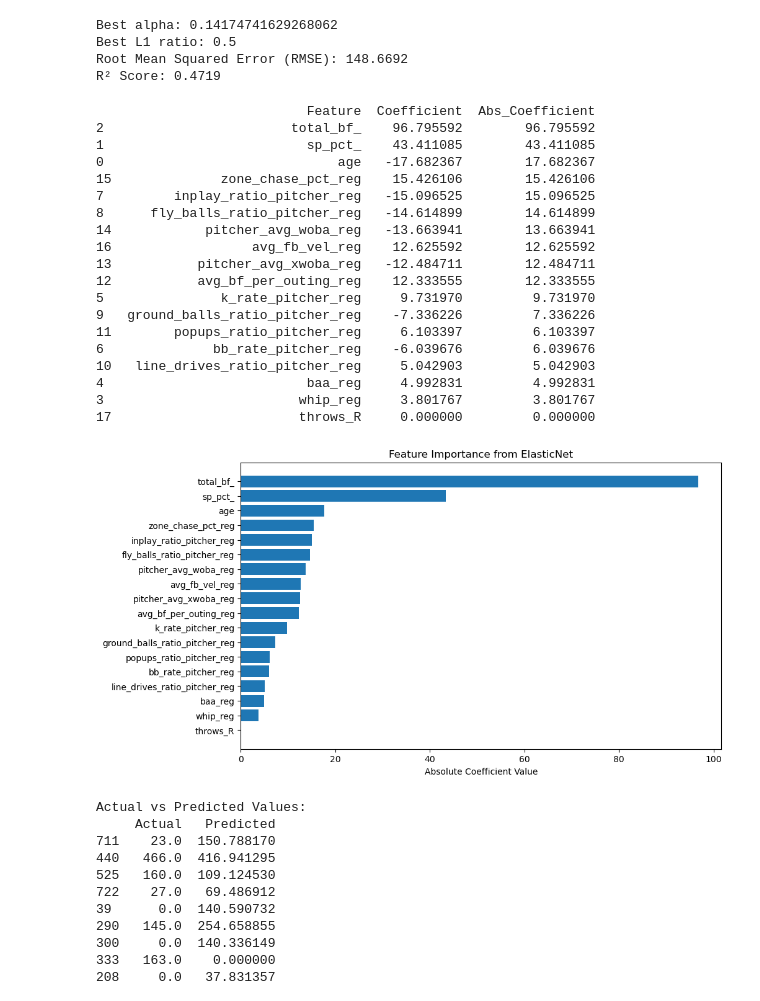
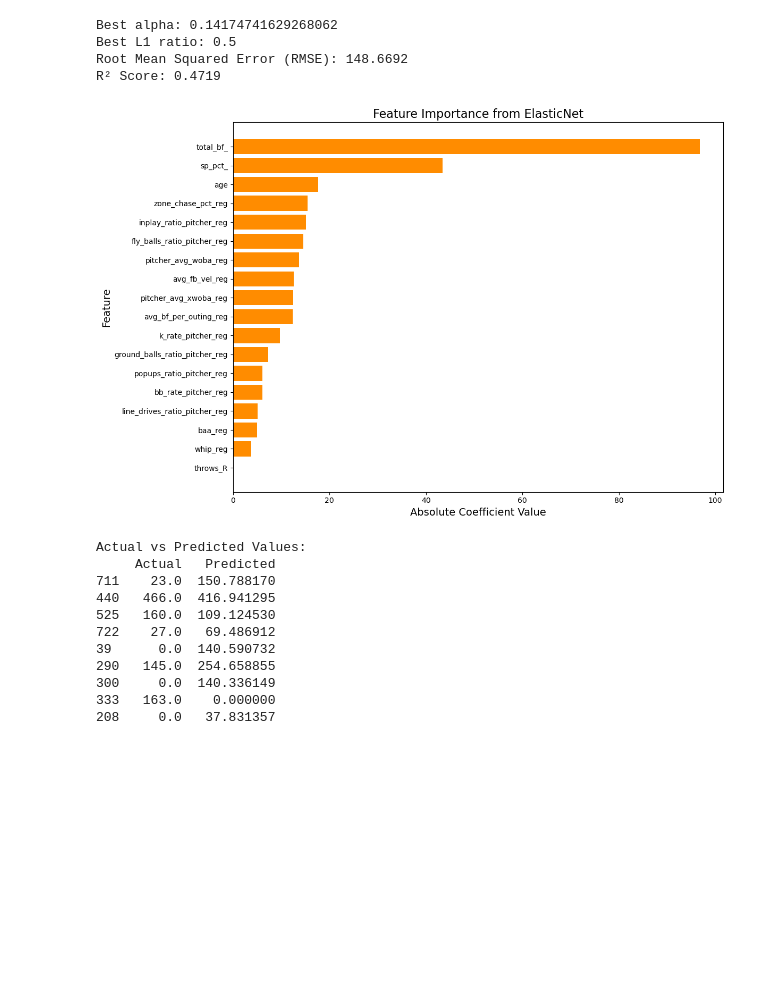
Before and after one commit to etienne-busnel/Cincinnati-Reds-Hackathon-2025, a Jupyter notebook: Pitching_Model.ipynb, the cells around one changed output. Drawn from its saved outputs; the diff is of its cells as text; code cells hidden in the pictures; blank space fills up the shorter version.

```diff
--- a/Pitching_Model.ipynb
+++ b/Pitching_Model.ipynb
@@ -94,48 +94,39 @@ R² Score: 0.4719
 # %%
 coefficients = elastic_net.coef_
 
 # Create a DataFrame for the coefficients to associate with feature names
 # After scaling, the feature names are lost, so we use the columns from X
 feature_importance = pd.DataFrame({
     'Feature': X_train.columns,  # Use the original feature names from X
     'Coefficient': coefficients
 })
 
 # Sort the features by the absolute value of the coefficients
 feature_importance['Abs_Coefficient'] = feature_importance['Coefficient'].abs()
 feature_importance = feature_importance.sort_values(by='Abs_Coefficient', ascending=False)
 
-# Print the feature importance
-print(feature_importance)
+# Set up the figure size
+plt.figure(figsize=(12, 8))
 
-# Plot the feature importance
-plt.figure(figsize=(10, 6))
-plt.barh(feature_importance['Feature'], feature_importance['Abs_Coefficient'])
-plt.xlabel('Absolute Coefficient Value')
-plt.title('Feature Importance from ElasticNet')
-plt.gca().invert_yaxis()  # To show the most important feature at the top
+# Create the bar plot
+plt.barh(feature_importance['Feature'], feature_importance['Abs_Coefficient'], color='darkorange')
+
+# Set labels and title
+plt.xlabel('Absolute Coefficient Value', fontsize=14)
+plt.ylabel('Feature', fontsize=14)
+plt.title('Feature Importance from ElasticNet', fontsize=16)
+
+# Invert y-axis to show most important features at the top
+plt.gca().invert_yaxis()
+
+# Adjust layout to prevent cutoff
+plt.tight_layout()
+
+# Save and show the plot
+plt.savefig("pitching_feature_importance.jpg", bbox_inches='tight')
 plt.show()
 # %% [output]
-                           Feature  Coefficient  Abs_Coefficient
-2                        total_bf_    96.795592        96.795592
-1                          sp_pct_    43.411085        43.411085
-0                              age   -17.682367        17.682367
-15              zone_chase_pct_reg    15.426106        15.426106
-7         inplay_ratio_pitcher_reg   -15.096525        15.096525
-8      fly_balls_ratio_pitcher_reg   -14.614899        14.614899
-14            pitcher_avg_woba_reg   -13.663941        13.663941
-16                  avg_fb_vel_reg    12.625592        12.625592
-13           pitcher_avg_xwoba_reg   -12.484711        12.484711
-12           avg_bf_per_outing_reg    12.333555        12.333555
-5               k_rate_pitcher_reg     9.731970         9.731970
-9   ground_balls_ratio_pitcher_reg    -7.336226         7.336226
-11        popups_ratio_pitcher_reg     6.103397         6.103397
-6              bb_rate_pitcher_reg    -6.039676         6.039676
-10   line_drives_ratio_pitcher_reg     5.042903         5.042903
-4                          baa_reg     4.992831         4.992831
-3                         whip_reg     3.801767         3.801767
-17                        throws_R     0.000000         0.000000
-[figure, old version]
+[figure, new version]
 # %%
 print("\nActual vs Predicted Values:")
 print(pd.DataFrame({"Actual": y_test, "Predicted": y_pred}).head(20))  # Show first 20 rows
```
Also changed, not shown: 1 other file.
